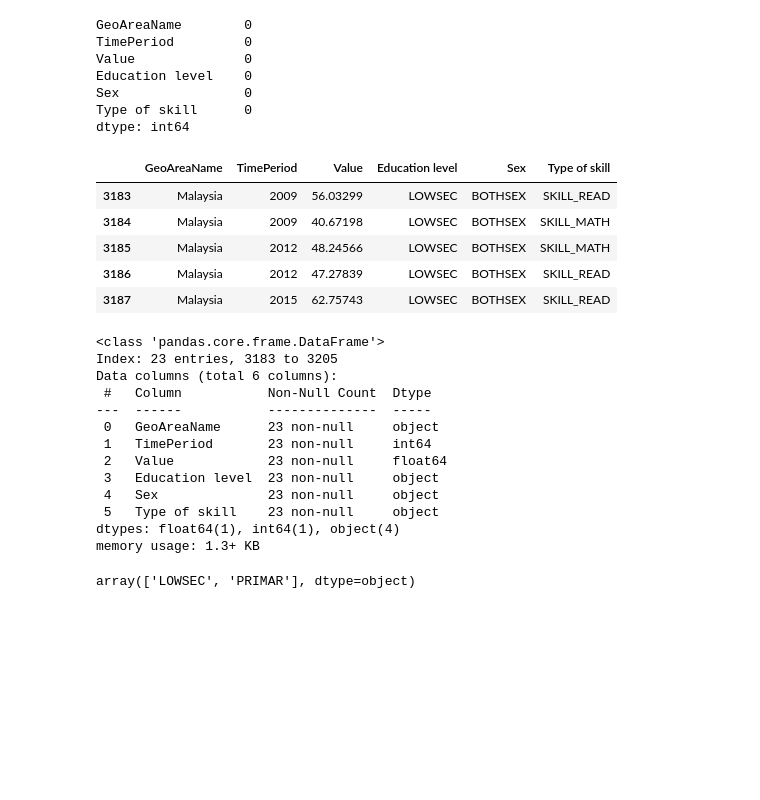
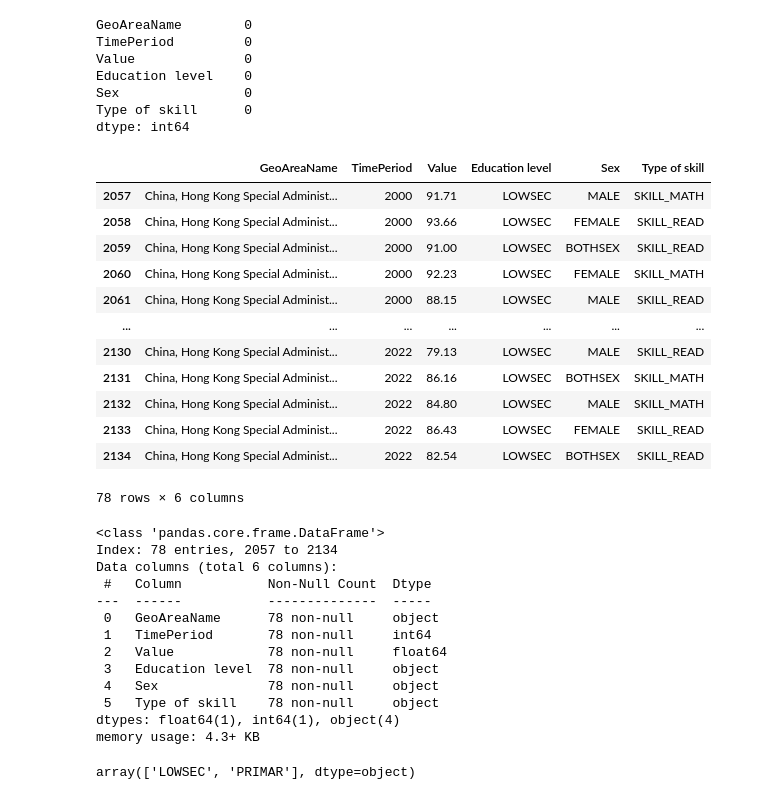
Before and after one commit to randyver/eda-sdg-goals-4, a Jupyter notebook: 4.1/4.1.1.ipynb, the cells around one changed output. Cells and saved outputs as stored; diff of their text form; code cells hidden in the pictures; blank space fills up the shorter version.

```diff
--- a/4.1/4.1.1.ipynb
+++ b/4.1/4.1.1.ipynb
@@ -42,31 +42,38 @@ Sex                0
 Type of skill      0
 dtype: int64
 # %%
-df_indo = df.loc[df['GeoAreaName'] == 'Malaysia']
-df_indo.head()
+df_indo = df.loc[df['GeoAreaName'] == 'China, Hong Kong Special Administrative Region']
+df_indo.head(90)
 # %% [output]
 |  | GeoAreaName | TimePeriod | Value | Education level | Sex | Type of skill |
-| 3183 | Malaysia | 2009 | 56.03299 | LOWSEC | BOTHSEX | SKILL_READ |
-| 3184 | Malaysia | 2009 | 40.67198 | LOWSEC | BOTHSEX | SKILL_MATH |
-| 3185 | Malaysia | 2012 | 48.24566 | LOWSEC | BOTHSEX | SKILL_MATH |
-| 3186 | Malaysia | 2012 | 47.27839 | LOWSEC | BOTHSEX | SKILL_READ |
-| 3187 | Malaysia | 2015 | 62.75743 | LOWSEC | BOTHSEX | SKILL_READ |
+| 2057 | China, Hong Kong Special Administ... | 2000 | 91.71 | LOWSEC | MALE | SKILL_MATH |
+| 2058 | China, Hong Kong Special Administ... | 2000 | 93.66 | LOWSEC | FEMALE | SKILL_READ |
+| 2059 | China, Hong Kong Special Administ... | 2000 | 91.00 | LOWSEC | BOTHSEX | SKILL_READ |
+| 2060 | China, Hong Kong Special Administ... | 2000 | 92.23 | LOWSEC | FEMALE | SKILL_MATH |
+| 2061 | China, Hong Kong Special Administ... | 2000 | 88.15 | LOWSEC | MALE | SKILL_READ |
+| ... | ... | ... | ... | ... | ... | ... |
+| 2130 | China, Hong Kong Special Administ... | 2022 | 79.13 | LOWSEC | MALE | SKILL_READ |
+| 2131 | China, Hong Kong Special Administ... | 2022 | 86.16 | LOWSEC | BOTHSEX | SKILL_MATH |
+| 2132 | China, Hong Kong Special Administ... | 2022 | 84.80 | LOWSEC | MALE | SKILL_MATH |
+| 2133 | China, Hong Kong Special Administ... | 2022 | 86.43 | LOWSEC | FEMALE | SKILL_READ |
+| 2134 | China, Hong Kong Special Administ... | 2022 | 82.54 | LOWSEC | BOTHSEX | SKILL_READ |
+78 rows × 6 columns
 # %%
 df_indo.info()
 # %% [output]
 <class 'pandas.core.frame.DataFrame'>
-Index: 23 entries, 3183 to 3205
+Index: 78 entries, 2057 to 2134
 Data columns (total 6 columns):
  #   Column           Non-Null Count  Dtype
 ---  ------           --------------  -----
- 0   GeoAreaName      23 non-null     object
- 1   TimePeriod       23 non-null     int64
- 2   Value            23 non-null     float64
- 3   Education level  23 non-null     object
- 4   Sex              23 non-null     object
- 5   Type of skill    23 non-null     object
+ 0   GeoAreaName      78 non-null     object
+ 1   TimePeriod       78 non-null     int64
+ 2   Value            78 non-null     float64
+ 3   Education level  78 non-null     object
+ 4   Sex              78 non-null     object
+ 5   Type of skill    78 non-null     object
 dtypes: float64(1), int64(1), object(4)
-memory usage: 1.3+ KB
+memory usage: 4.3+ KB
 # %%
 df_indo['Education level'].unique()
 # %% [output]
```
Also changed, not shown: parts of 2 cells of this notebook, 5 other files.
